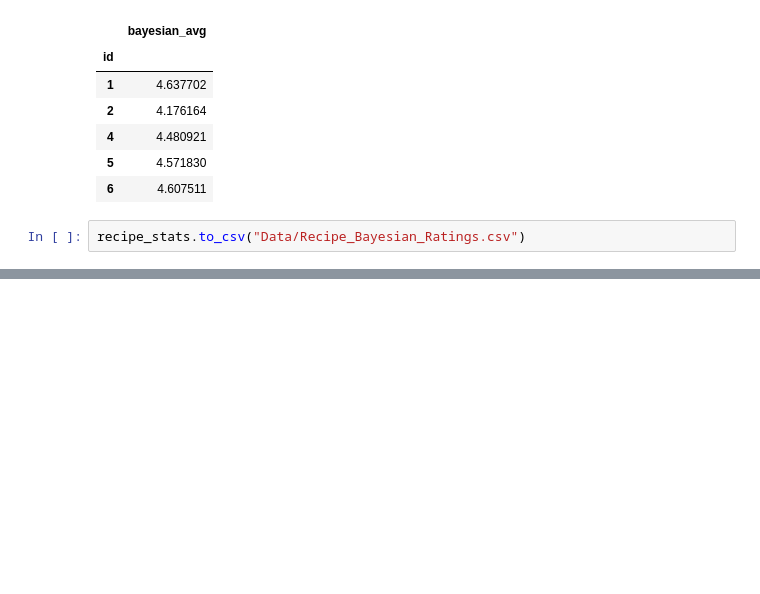
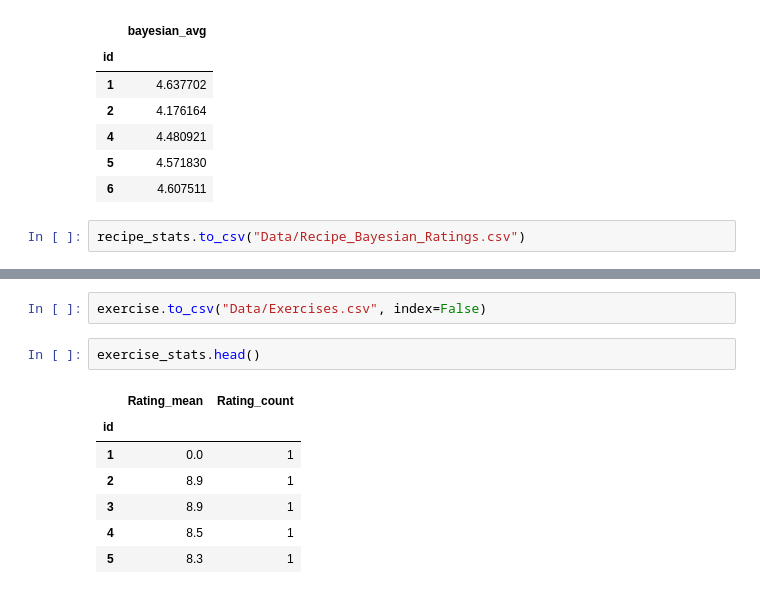
Before and after one commit to SmartShop-Smart-Grocery-List/Smartshop-FlaskAPI, a Jupyter notebook: Data_Cleaning.ipynb, the cells around one changed output, grey strips where cells are left out. Saved outputs shown, nothing was run; the diff lists cells and outputs as text; blank space fills up the shorter version.

```diff
--- a/Data_Cleaning.ipynb
+++ b/Data_Cleaning.ipynb
@@ -270,0 +310,12 @@ excercise.head()
+# %%
+exercise.to_csv("Data/Exercises.csv", index=False)
+# %%
+exercise_stats.head()
+# %% [output]
+|  | Rating_mean | Rating_count |
+| id |  |  |
+| 1 | 0.0 | 1 |
+| 2 | 8.9 | 1 |
+| 3 | 8.9 | 1 |
+| 4 | 8.5 | 1 |
+| 5 | 8.3 | 1 |
```
Also changed, not shown: parts of 15 cells of this notebook, 5 other files.
